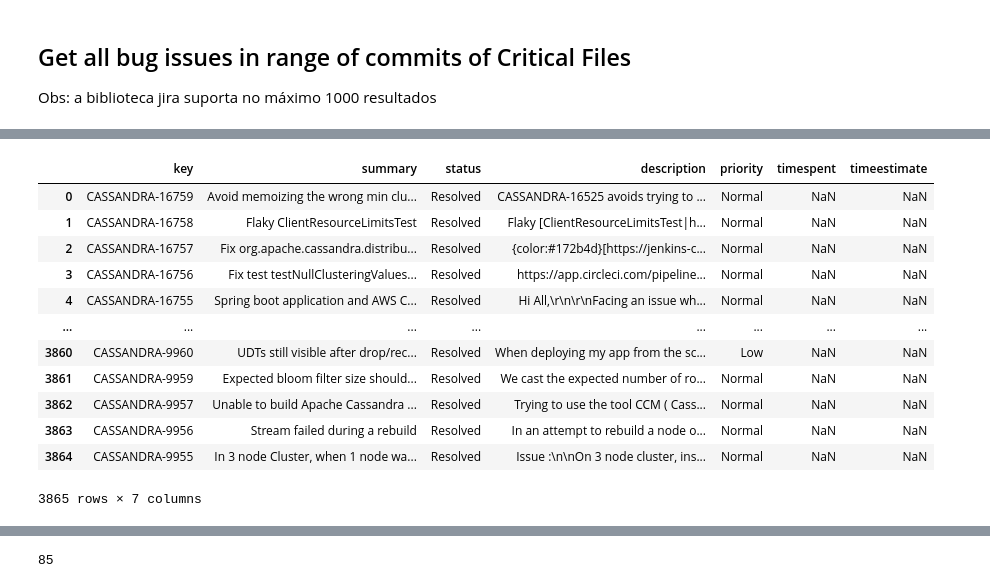
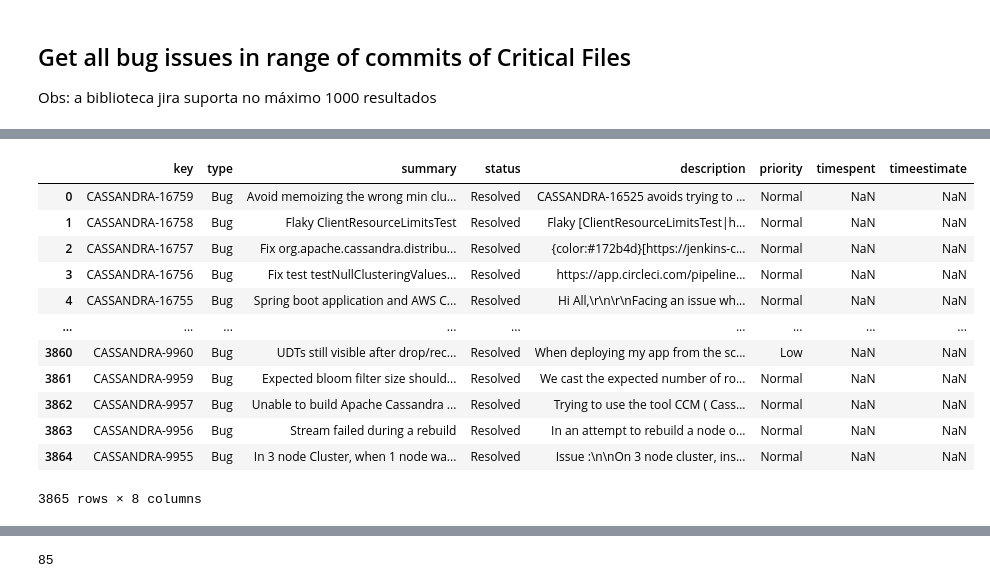
Before and after one commit to armandossrecife/piloto, a Jupyter notebook: analise_cassandra_issues_jira.ipynb, the cells around one changed output, grey strips where cells are left out. Saved outputs shown, nothing was run; the diff lists cells and outputs as text; code cells hidden in the pictures.

```diff
--- a/analise_cassandra_issues_jira.ipynb
+++ b/analise_cassandra_issues_jira.ipynb
@@ -394,0 +430,3 @@ Contrast this with CAST(e AS text) which works correctly - it returns the string
+# %%
+issues_by_date_2015_2021 =  issues_by_date_2020_2021_1 + issues_by_date_2020_2021_2 + issues_by_date_2019_2020_1 + issues_by_date_2019_2020_2 + issues_by_date_2018_2019 + issues_by_date_2017_2018_1 + issues_by_date_2017_2018_2 + issues_by_date_2016_2017_1_1 + issues_by_date_2016_2017_1_2 + issues_by_date_2016_2017_2 + issues_by_date_2015_2016_1 + issues_by_date_2015_2016_2
+len(issues_by_date_2015_2021)
@@ -394,0 +435,26 @@ Contrast this with CAST(e AS text) which works correctly - it returns the string
+# %%
+dict_issues_2015_2021 = {}
+
+list_key, list_summary, list_status, list_description, list_priority, list_timeestimate, list_timespent, list_issuetype = list(), list(), list(), list(), list(), list(), list(), list()
+
+i = 1
+for issue in issues_by_date_2015_2021:
+    print(f'{i}, Key: {issue.key}, Summary: {issue.fields.summary}, Status: {issue.fields.status}, Priority: {issue.fields.priority}, Timespent: {issue.fields.timespent}, Time estimate: {issue.fields.timeestimate}')
+    list_key.append(issue.key)
+    list_summary.append(issue.fields.summary)
+    list_status.append(issue.fields.status)
+    list_description.append(issue.fields.description)
+    list_priority.append(issue.fields.priority)
+    list_timespent.append(issue.fields.timespent)
+    list_timeestimate.append(issue.fields.timeestimate)
+    list_issuetype.append(issue.fields.issuetype)
+    i += 1
+
+dict_issues_2015_2021['key'] = list_key
+dict_issues_2015_2021['type'] = list_issuetype
+dict_issues_2015_2021['summary'] = list_summary
+dict_issues_2015_2021['status'] = list_status
+dict_issues_2015_2021['description'] = list_description
+dict_issues_2015_2021['priority'] = list_priority
+dict_issues_2015_2021['timespent'] = list_timespent
+dict_issues_2015_2021['timeestimate'] = list_timeestimate
@@ -446,11 +551,13 @@ Tempo da consulta: 0:00:49.548471
 # %%
 issues_by_date_and_bug = issues_by_date_and_bug_2020_2021 + issues_by_date_and_bug_2019_2020 + issues_by_date_and_bug_2018_2019 + issues_by_date_and_bug_2017_2018_1 + issues_by_date_and_bug_2017_2018_2 + issues_by_date_and_bug_2016_2017_1 + issues_by_date_and_bug_2016_2017_2 + issues_by_date_and_bug_2015_2016
+
 dict_issues_by_bug = {}
-list_key, list_summary, list_status, list_description, list_priority, list_timeestimate, list_timespent = list(), list(), list(), list(), list(), list(), list()
+
+list_key, list_summary, list_status, list_description, list_priority, list_timeestimate, list_timespent, list_issuetype = list(), list(), list(), list(), list(), list(), list(), list()
 
 i = 1
 for issue in issues_by_date_and_bug:
-    print(f'i: {i}, Key: {issue.key}, Summary: {issue.fields.summary}, Status: {issue.fields.status}, Priority: {issue.fields.priority}, Timespent: {issue.fields.timespent}, Time estimate: {issue.fields.timeestimate}')
+    print(f'{i}, Key: {issue.key}, Summary: {issue.fields.summary}, Type: {issue.fields.issuetype}, Status: {issue.fields.status}, Priority: {issue.fields.priority}, Timespent: {issue.fields.timespent}, Time estimate: {issue.fields.timeestimate}')
     list_key.append(issue.key)
     list_summary.append(issue.fields.summary)
     list_status.append(issue.fields.status)
@@ -458,9 +565,11 @@ for issue in issues_by_date_and_bug:
     list_priority.append(issue.fields.priority)
     list_timespent.append(issue.fields.timespent)
     list_timeestimate.append(issue.fields.timeestimate)
+    list_issuetype.append(issue.fields.issuetype)
     i += 1
 
 dict_issues_by_bug['key'] = list_key
+dict_issues_by_bug['type'] = list_issuetype
 dict_issues_by_bug['summary'] = list_summary
 dict_issues_by_bug['status'] = list_status
 dict_issues_by_bug['description'] = list_description
@@ -488,17 +597,17 @@ i: 2247, Key: CASSANDRA-13099, Summary: test failure in org.apache.cassandra.io.
 # %%
-df_cassandra_bugs = pd.DataFrame(dict_issues_by_bug)
-df_cassandra_bugs
+df_cassandra_bugs_2015_2021 = pd.DataFrame(dict_issues_by_bug)
+df_cassandra_bugs_2015_2021
 # %% [output]
-|  | key | summary | status | description | priority | timespent | timeestimate |
-| 0 | CASSANDRA-16759 | Avoid memoizing the wrong min clu... | Resolved | CASSANDRA-16525 avoids trying to ... | Normal | NaN | NaN |
-| 1 | CASSANDRA-16758 | Flaky ClientResourceLimitsTest | Resolved | Flaky [ClientResourceLimitsTest|h... | Normal | NaN | NaN |
-| 2 | CASSANDRA-16757 | Fix org.apache.cassandra.distribu... | Resolved | {color:#172b4d}[https://jenkins-c... | Normal | NaN | NaN |
-| 3 | CASSANDRA-16756 | Fix test testNullClusteringValues... | Resolved | https://app.circleci.com/pipeline... | Normal | NaN | NaN |
-| 4 | CASSANDRA-16755 | Spring boot application and AWS C... | Resolved | Hi All,\r\n\r\nFacing an issue wh... | Normal | NaN | NaN |
-| ... | ... | ... | ... | ... | ... | ... | ... |
-| 3860 | CASSANDRA-9960 | UDTs still visible after drop/rec... | Resolved | When deploying my app from the sc... | Low | NaN | NaN |
-| 3861 | CASSANDRA-9959 | Expected bloom filter size should... | Resolved | We cast the expected number of ro... | Normal | NaN | NaN |
-| 3862 | CASSANDRA-9957 | Unable to build Apache Cassandra ... | Resolved | Trying to use the tool CCM ( Cass... | Normal | NaN | NaN |
-| 3863 | CASSANDRA-9956 | Stream failed during a rebuild | Resolved | In an attempt to rebuild a node o... | Normal | NaN | NaN |
-| 3864 | CASSANDRA-9955 | In 3 node Cluster, when 1 node wa... | Resolved | Issue :\n\nOn 3 node cluster, ins... | Normal | NaN | NaN |
+|  | key | type | summary | status | description | priority | timespent | timeestimate |
+| 0 | CASSANDRA-16759 | Bug | Avoid memoizing the wrong min clu... | Resolved | CASSANDRA-16525 avoids trying to ... | Normal | NaN | NaN |
+| 1 | CASSANDRA-16758 | Bug | Flaky ClientResourceLimitsTest | Resolved | Flaky [ClientResourceLimitsTest|h... | Normal | NaN | NaN |
+| 2 | CASSANDRA-16757 | Bug | Fix org.apache.cassandra.distribu... | Resolved | {color:#172b4d}[https://jenkins-c... | Normal | NaN | NaN |
+| 3 | CASSANDRA-16756 | Bug | Fix test testNullClusteringValues... | Resolved | https://app.circleci.com/pipeline... | Normal | NaN | NaN |
+| 4 | CASSANDRA-16755 | Bug | Spring boot application and AWS C... | Resolved | Hi All,\r\n\r\nFacing an issue wh... | Normal | NaN | NaN |
+| ... | ... | ... | ... | ... | ... | ... | ... | ... |
+| 3860 | CASSANDRA-9960 | Bug | UDTs still visible after drop/rec... | Resolved | When deploying my app from the sc... | Low | NaN | NaN |
+| 3861 | CASSANDRA-9959 | Bug | Expected bloom filter size should... | Resolved | We cast the expected number of ro... | Normal | NaN | NaN |
+| 3862 | CASSANDRA-9957 | Bug | Unable to build Apache Cassandra ... | Resolved | Trying to use the tool CCM ( Cass... | Normal | NaN | NaN |
+| 3863 | CASSANDRA-9956 | Bug | Stream failed during a rebuild | Resolved | In an attempt to rebuild a node o... | Normal | NaN | NaN |
+| 3864 | CASSANDRA-9955 | Bug | In 3 node Cluster, when 1 node wa... | Resolved | Issue :\n\nOn 3 node cluster, ins... | Normal | NaN | NaN |
-3865 rows × 7 columns
+3865 rows × 8 columns
```
Also changed, not shown: parts of 51 cells of this notebook.
